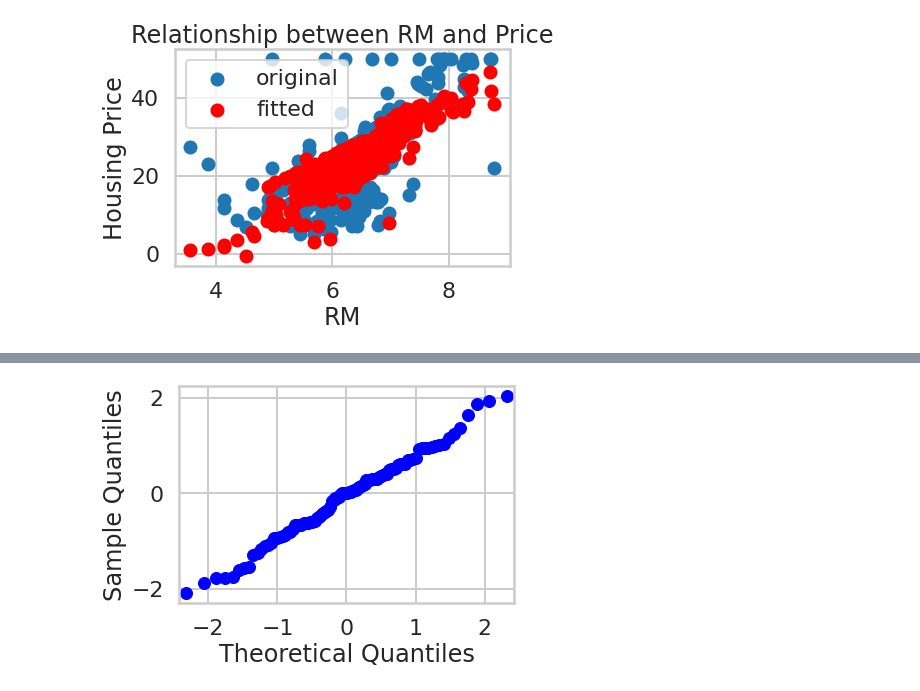
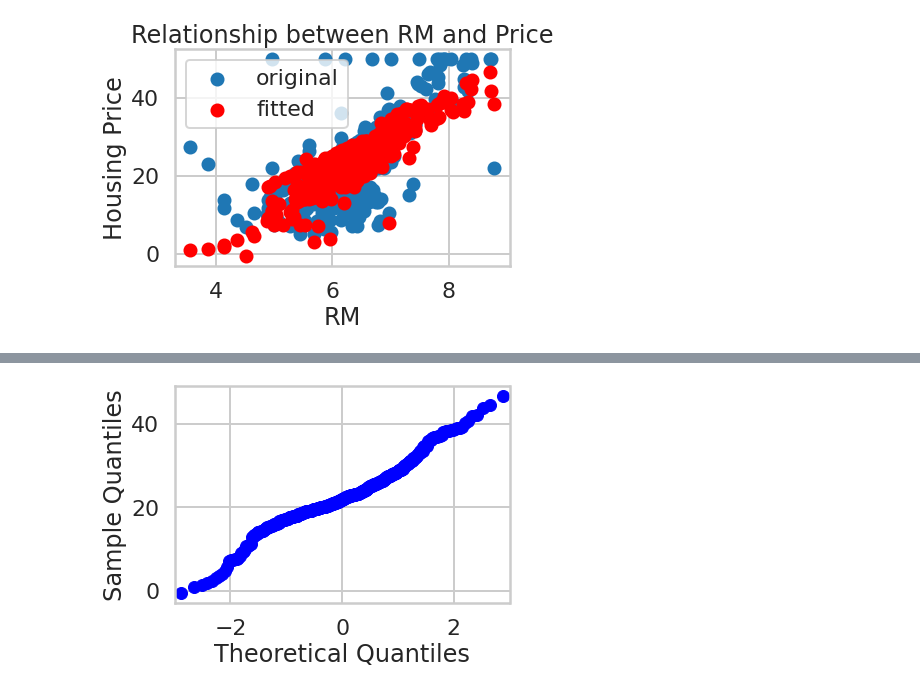
Before and after one commit to trinh064/MachineLearningProj, a Jupyter notebook: mec-11.4.1-linear-regression-mini-project/Mini_Project_Linear_Regression.ipynb, the cells around one changed output, grey strips where cells are left out. Saved outputs shown, nothing was run; the diff lists cells and outputs as text; code cells hidden in the pictures.

```diff
--- a/mec-11.4.1-linear-regression-mini-project/Mini_Project_Linear_Regression.ipynb
+++ b/mec-11.4.1-linear-regression-mini-project/Mini_Project_Linear_Regression.ipynb
@@ -924,19 +922,19 @@ py.show()
 # %%
 import numpy as np
 import pylab as py
 
 # np.random generates different random numbers
 # whenever the code is executed
 # Note: When you execute the same code
 # the graph look different than shown below.
 
 # Random data points generated
 data_points = np.random.normal(0, 1, 100)
 
-sm.qqplot(data_points)
+sm.qqplot(m.fittedvalues )
 py.show()
 # %% [output]
-[figure, old version]
+[figure, new version]
 # %%
 data_points[:5]
 # %% [output]
```
Also changed, not shown: parts of 10 cells of this notebook, 1 other file.
